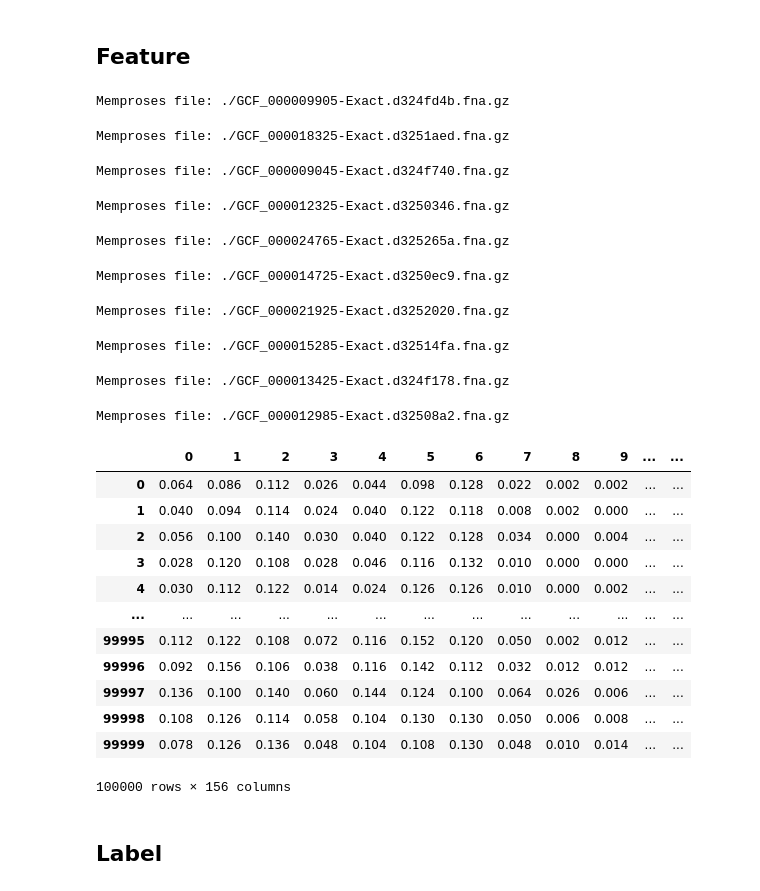
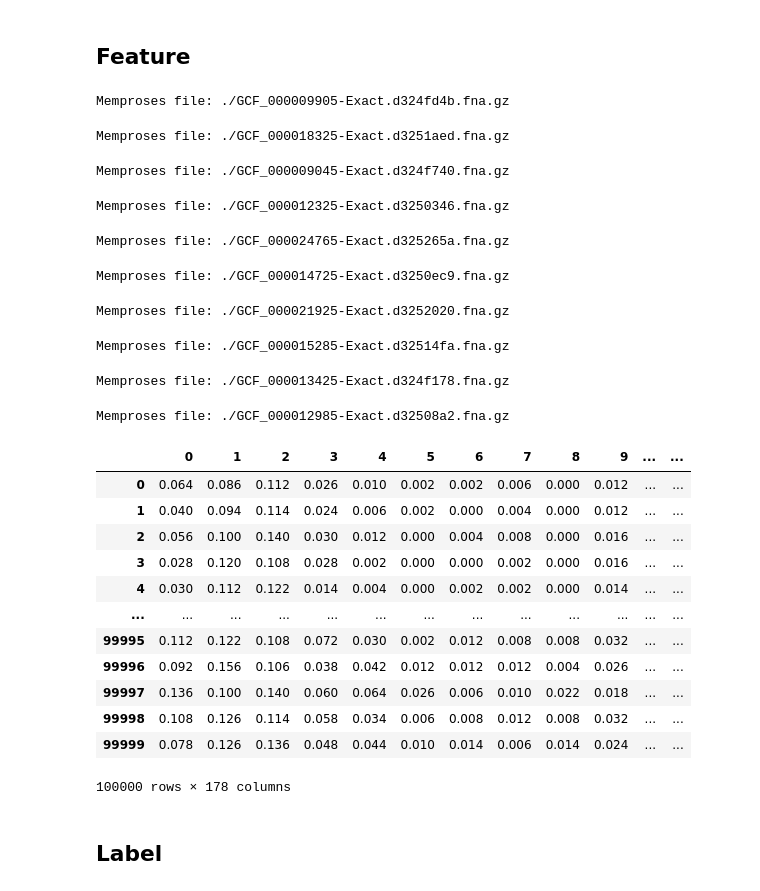
Before and after one commit to flashsss/RCSpaK, a Jupyter notebook: code/10famsim/RCSpaK.ipynb, the cells around one changed output. Drawn from its saved outputs; the diff is of its cells as text; code cells hidden in the pictures.

```diff
--- a/code/10famsim/RCSparK.ipynb
+++ b/code/10famsim/RCSpaK.ipynb
@@ -195,50 +195,50 @@ def build_feature_space(kmer_counts, sequences):
 folder_path = './'
 file_paths = glob.glob(os.path.join(folder_path, '*.fna.gz'))
 
-patterns = [['101', '1111', '10001']]
+patterns = [['111', '1111', '10001']]
 all_features = []
 file_names = []  # List untuk menyimpan nama file
 
 for file_path in file_paths:
     print(f"Memproses file: {file_path}")  # Cetak nama file yang sedang diproses
     sequences = file_iter(file_path)
     for pattern_group in patterns:
         kmer_counts = count_spaced_kmers(sequences, pattern_group)
         feature_name, feature_space = build_feature_space(kmer_counts, sequences)
         features = np.array(list(feature_space.values()))
         all_features.append(features)
         file_names.extend([file_path] * len(features))  # Tambahkan nama file untuk setiap sequence
 
 # Gabungkan semua fitur menjadi satu DataFrame
 all_features_combined = np.vstack(all_features)
 feature_df = pd.DataFrame(all_features_combined)
 
 # Menampilkan DataFrame hasil
 feature_df
 # %% [output]
 Memproses file: ./GCF_000009905-Exact.d324fd4b.fna.gz
 Memproses file: ./GCF_000018325-Exact.d3251aed.fna.gz
 Memproses file: ./GCF_000009045-Exact.d324f740.fna.gz
 Memproses file: ./GCF_000012325-Exact.d3250346.fna.gz
 Memproses file: ./GCF_000024765-Exact.d325265a.fna.gz
 Memproses file: ./GCF_000014725-Exact.d3250ec9.fna.gz
 Memproses file: ./GCF_000021925-Exact.d3252020.fna.gz
 Memproses file: ./GCF_000015285-Exact.d32514fa.fna.gz
 Memproses file: ./GCF_000013425-Exact.d324f178.fna.gz
 Memproses file: ./GCF_000012985-Exact.d32508a2.fna.gz
 |  | 0 | 1 | 2 | 3 | 4 | 5 | 6 | 7 | 8 | 9 | ... | ... |
-| 0 | 0.064 | 0.086 | 0.112 | 0.026 | 0.044 | 0.098 | 0.128 | 0.022 | 0.002 | 0.002 | ... | ... |
-| 1 | 0.040 | 0.094 | 0.114 | 0.024 | 0.040 | 0.122 | 0.118 | 0.008 | 0.002 | 0.000 | ... | ... |
-| 2 | 0.056 | 0.100 | 0.140 | 0.030 | 0.040 | 0.122 | 0.128 | 0.034 | 0.000 | 0.004 | ... | ... |
-| 3 | 0.028 | 0.120 | 0.108 | 0.028 | 0.046 | 0.116 | 0.132 | 0.010 | 0.000 | 0.000 | ... | ... |
-| 4 | 0.030 | 0.112 | 0.122 | 0.014 | 0.024 | 0.126 | 0.126 | 0.010 | 0.000 | 0.002 | ... | ... |
+| 0 | 0.064 | 0.086 | 0.112 | 0.026 | 0.010 | 0.002 | 0.002 | 0.006 | 0.000 | 0.012 | ... | ... |
+| 1 | 0.040 | 0.094 | 0.114 | 0.024 | 0.006 | 0.002 | 0.000 | 0.004 | 0.000 | 0.012 | ... | ... |
+| 2 | 0.056 | 0.100 | 0.140 | 0.030 | 0.012 | 0.000 | 0.004 | 0.008 | 0.000 | 0.016 | ... | ... |
+| 3 | 0.028 | 0.120 | 0.108 | 0.028 | 0.002 | 0.000 | 0.000 | 0.002 | 0.000 | 0.016 | ... | ... |
+| 4 | 0.030 | 0.112 | 0.122 | 0.014 | 0.004 | 0.000 | 0.002 | 0.002 | 0.000 | 0.014 | ... | ... |
 | ... | ... | ... | ... | ... | ... | ... | ... | ... | ... | ... | ... | ... |
-| 99995 | 0.112 | 0.122 | 0.108 | 0.072 | 0.116 | 0.152 | 0.120 | 0.050 | 0.002 | 0.012 | ... | ... |
-| 99996 | 0.092 | 0.156 | 0.106 | 0.038 | 0.116 | 0.142 | 0.112 | 0.032 | 0.012 | 0.012 | ... | ... |
-| 99997 | 0.136 | 0.100 | 0.140 | 0.060 | 0.144 | 0.124 | 0.100 | 0.064 | 0.026 | 0.006 | ... | ... |
-| 99998 | 0.108 | 0.126 | 0.114 | 0.058 | 0.104 | 0.130 | 0.130 | 0.050 | 0.006 | 0.008 | ... | ... |
-| 99999 | 0.078 | 0.126 | 0.136 | 0.048 | 0.104 | 0.108 | 0.130 | 0.048 | 0.010 | 0.014 | ... | ... |
+| 99995 | 0.112 | 0.122 | 0.108 | 0.072 | 0.030 | 0.002 | 0.012 | 0.008 | 0.008 | 0.032 | ... | ... |
+| 99996 | 0.092 | 0.156 | 0.106 | 0.038 | 0.042 | 0.012 | 0.012 | 0.012 | 0.004 | 0.026 | ... | ... |
+| 99997 | 0.136 | 0.100 | 0.140 | 0.060 | 0.064 | 0.026 | 0.006 | 0.010 | 0.022 | 0.018 | ... | ... |
+| 99998 | 0.108 | 0.126 | 0.114 | 0.058 | 0.034 | 0.006 | 0.008 | 0.012 | 0.008 | 0.032 | ... | ... |
+| 99999 | 0.078 | 0.126 | 0.136 | 0.048 | 0.044 | 0.010 | 0.014 | 0.006 | 0.014 | 0.024 | ... | ... |
-100000 rows × 156 columns
+100000 rows × 178 columns
 # %% [markdown]
 ## Label
 # %%
```
Also changed, not shown: parts of 3 cells of this notebook, 2 other files.
